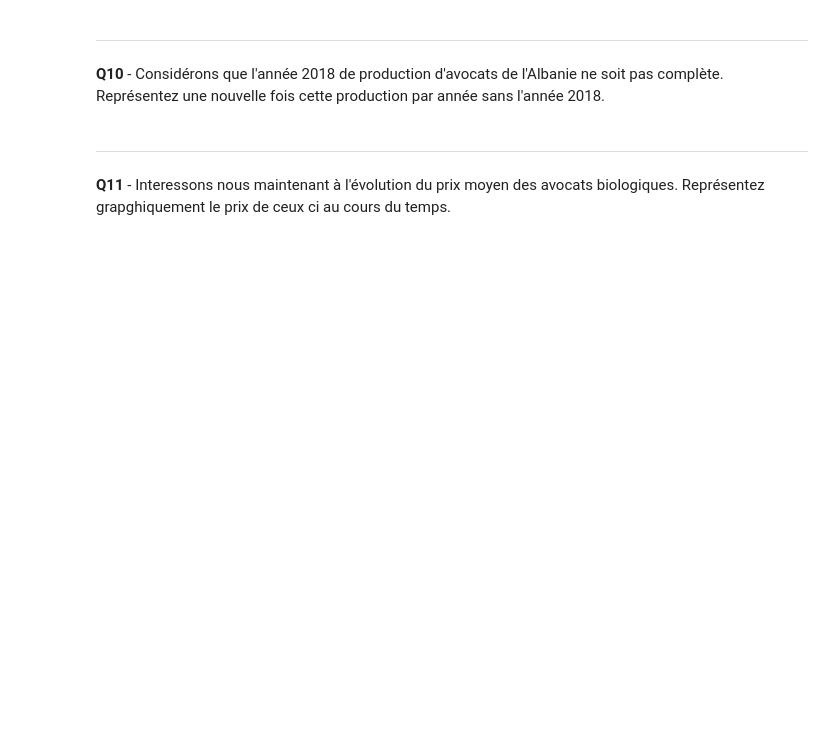
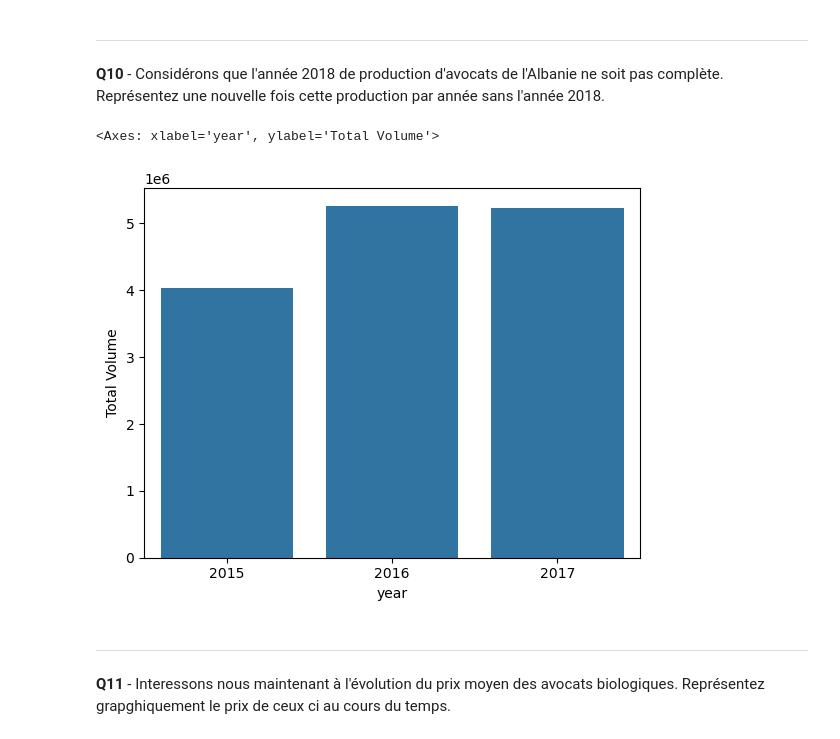
Before and after one commit to nick-voisin/formation, a Jupyter notebook: notebooks/1_Introduction_modelisation/1_Introduction_Python.ipynb, the cells around one changed output. Cells and saved outputs as stored; diff of their text form; code cells hidden in the pictures; blank space fills up the shorter version.

```diff
--- a/notebooks/1_Introduction_modelisation/1_Introduction_Python.ipynb
+++ b/notebooks/1_Introduction_modelisation/1_Introduction_Python.ipynb
@@ -248,6 +389,13 @@ Pour répondre à cette question, nous devons agréger les lignes en fonction de
 ---
 
 **Q10** - Considérons que l'année 2018 de production d'avocats de l'Albanie ne soit pas complète. Représentez une nouvelle fois cette production par année sans l'année 2018.
+# %%
+data_albany_ex_2018 = data_albany.iloc[:-1]
+# plt.bar(x=data_albany_ex_2018.index, height=data_albany_ex_2018)
+sns.barplot(data_albany_ex_2018)
+# %% [output]
+<Axes: xlabel='year', ylabel='Total Volume'>
+[figure, added]
 # %% [markdown]
 ---
 
```
Also changed, not shown: parts of 22 cells of this notebook, 1 other file.
